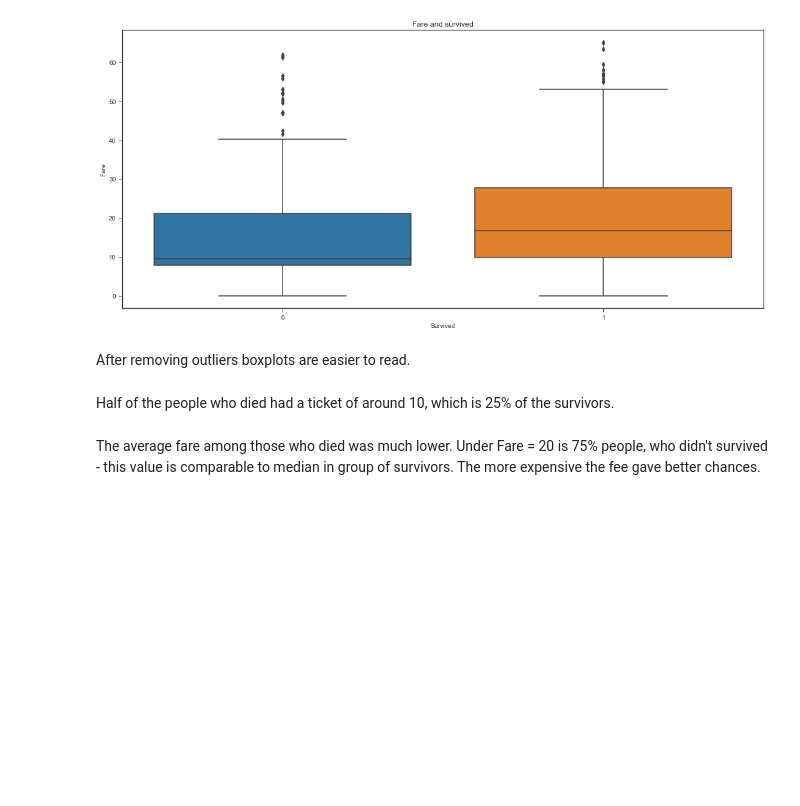
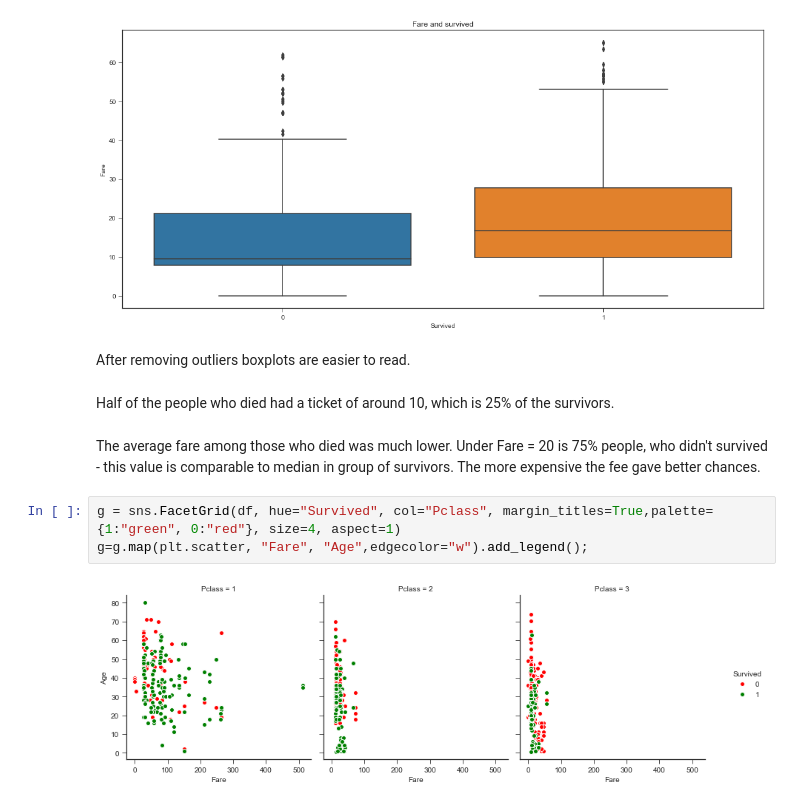
Before and after one commit to agomolka/KaggleTitanicCompetition, a Jupyter notebook: titanic_compete.ipynb, the cells around one changed output. Drawn from its saved outputs; the diff is of its cells as text; blank space fills up the shorter version.

```diff
--- a/titanic_compete.ipynb
+++ b/titanic_compete.ipynb
@@ -156,3 +168,8 @@ After removing outliers boxplots are easier to read.
 Half of the people who died had a ticket of around 10, which is 25% of the survivors.
 # %% [markdown]
 The average fare among those who died was much lower. Under Fare = 20 is 75% people, who didn't survived - this value is comparable to median in group of survivors. The more expensive the fee gave better chances.
+# %%
+g = sns.FacetGrid(df, hue="Survived", col="Pclass", margin_titles=True,palette={1:"green", 0:"red"}, size=4, aspect=1)
+g=g.map(plt.scatter, "Fare", "Age",edgecolor="w").add_legend();
+# %% [output]
+[figure, added]
```
Also changed, not shown: parts of 4 cells of this notebook.
